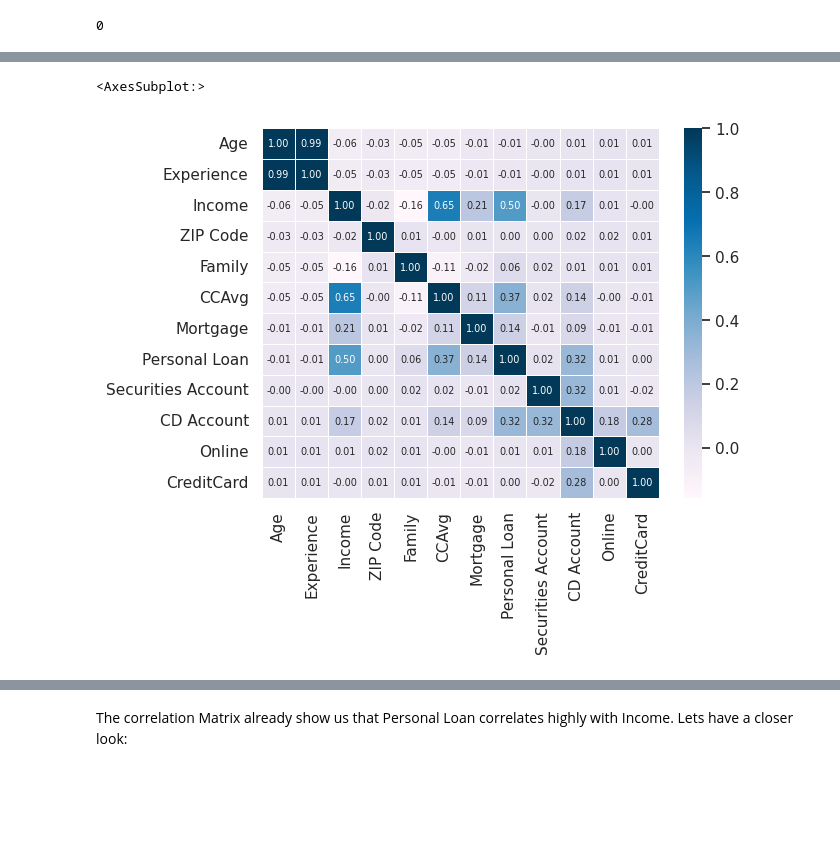
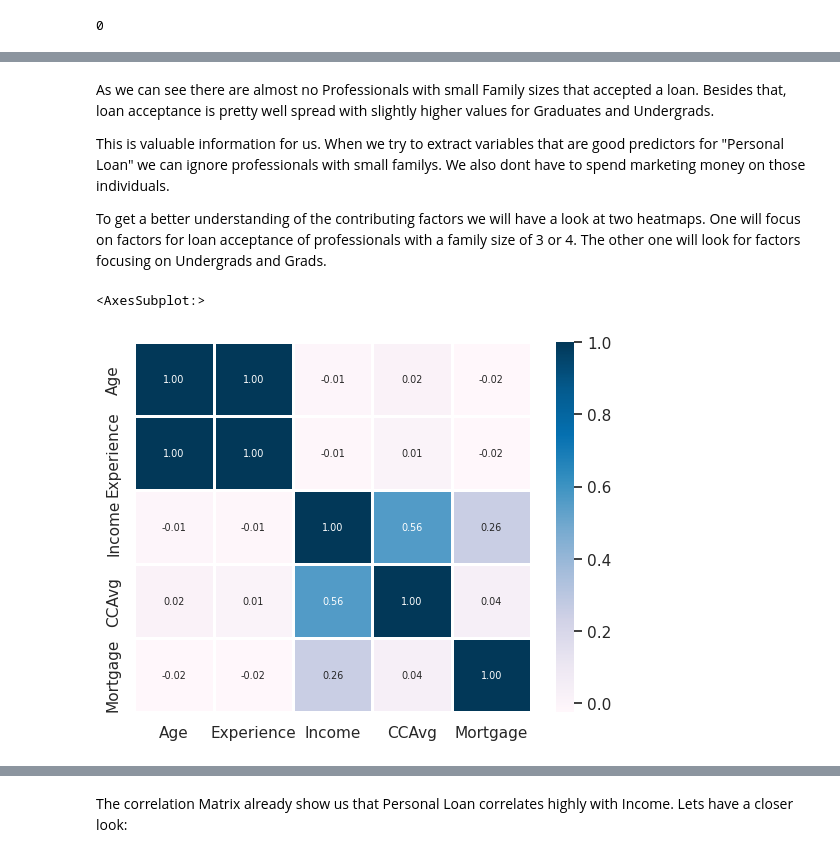
Before and after one commit to henzelennard/personal-loan-modelling, a Jupyter notebook: source/finance-data-analysis.ipynb, the cells around one changed output, grey strips where cells are left out. Drawn from its saved outputs; the diff is of its cells as text; code cells hidden in the pictures; blank space fills up the shorter version.

Commit message:
added some visualizations and changed categorical data to categorical in pd.DataFrame

```diff
--- a/source/finance-data-analysis.ipynb
+++ b/source/finance-data-analysis.ipynb
@@ -54,0 +75,10 @@ We can divide the columns into three categories: binary data, interval data, ord
+# %%
+loan_df['ZIP Code'] = loan_df['ZIP Code'].astype('category')
+loan_df["CD Account"] = loan_df["CD Account"].astype('category')
+loan_df["Personal Loan"] = loan_df["Personal Loan"].astype('category')
+loan_df["Online"] = loan_df["Online"].astype('category')
+loan_df["CreditCard"] = loan_df["CreditCard"].astype('category')
+loan_df["Education"] = loan_df["Education"].astype('category')
+loan_df["Family"] = loan_df["Family"].astype('category')
+loan_df["Securities Account"] = loan_df["Securities Account"].astype('category')
+loan_df.dtypes
@@ -177,12 +223,18 @@ The height of the bar tells us the mean of the value. The black bar the std devi
+# %% [markdown]
+As we can see there are almost no Professionals with small Family sizes that accepted a loan. Besides that, loan acceptance is pretty well spread with slightly higher values for Graduates and Undergrads.
+
+This is valuable information for us. When we try to extract variables that are good predictors for "Personal Loan" we can ignore professionals with small familys. We also dont have to spend marketing money on those individuals.
+
+To get a better understanding of the contributing factors we will have a look at two heatmaps. One will focus on factors for loan acceptance of professionals with a family size of 3 or 4. The other one will look for factors focusing on Undergrads and Grads.
 # %%
 sns.heatmap(
-    loan_df.corr(),
+    loan_df[(loan_df["Education"] == "Professional") & ((loan_df["Family"] == 3) | (loan_df["Family"] == 4))].corr(),
     annot=True,
     annot_kws={"size": "xx-small"},
     fmt=".2f",
     cmap="PuBu",
-    linewidths=0.5,
+    linewidths=0.75,
 )
 # %% [output]
 <AxesSubplot:>
-[figure, old version]
+[figure, new version]
```
Also changed, not shown: parts of 21 cells of this notebook.
